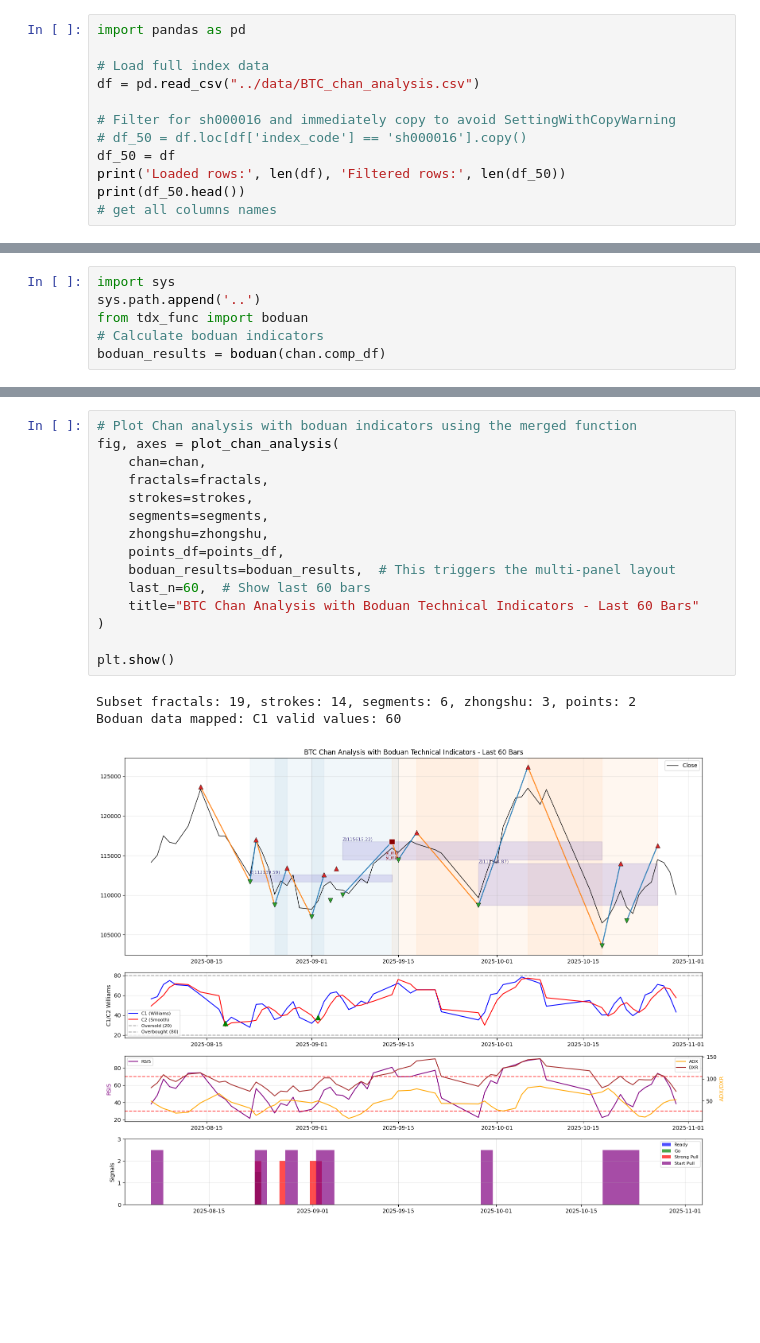
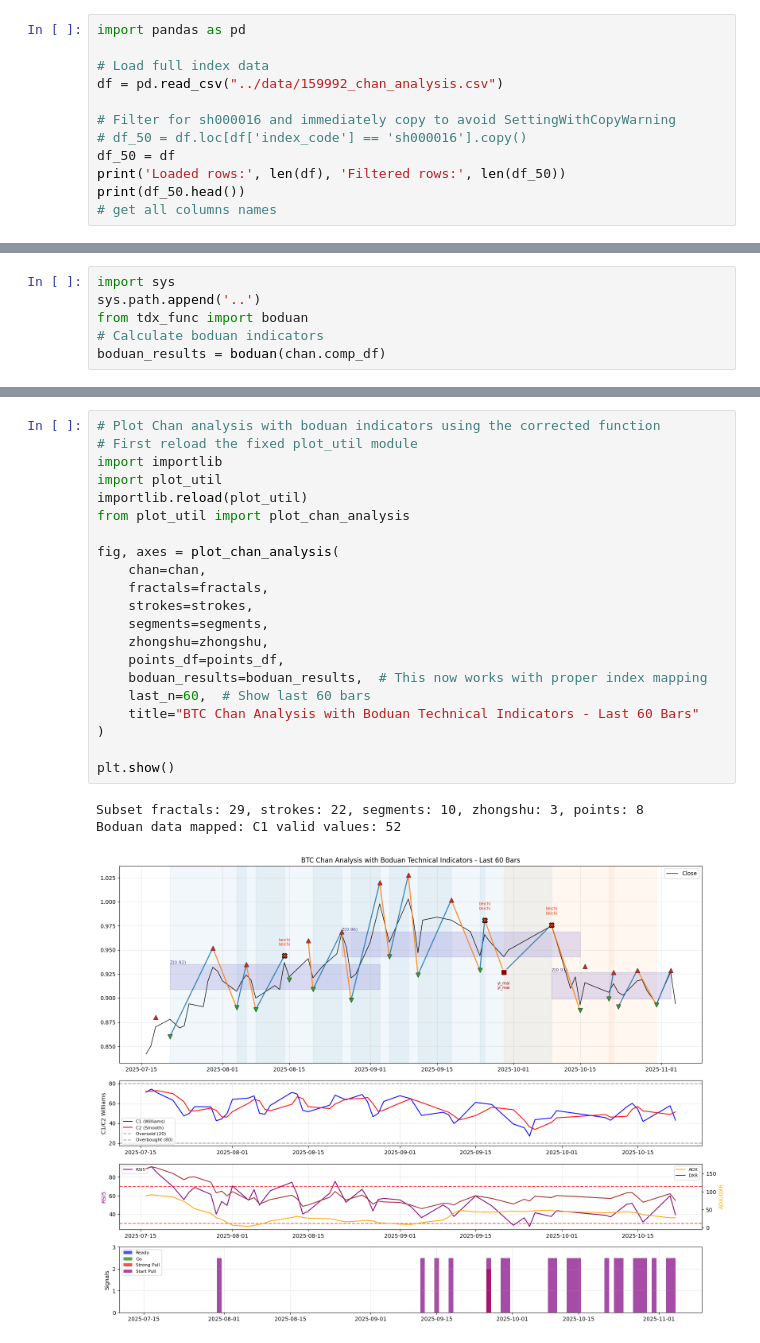
Before and after one commit to adosum/time_series_cross_sectional_analyse, a Jupyter notebook: chan/zen.ipynb, the cells around one changed output, grey strips where cells are left out. Drawn from its saved outputs; the diff is of its cells as text; blank space fills up the shorter version.

```diff
--- a/chan/zen.ipynb
+++ b/chan/zen.ipynb
@@ -2,7 +2,7 @@
 import pandas as pd
 
 # Load full index data
-df = pd.read_csv("../data/BTC_chan_analysis.csv")
+df = pd.read_csv("../data/159992_chan_analysis.csv")
 
 # Filter for sh000016 and immediately copy to avoid SettingWithCopyWarning
 # df_50 = df.loc[df['index_code'] == 'sh000016'].copy()
@@ -171,22 +164,28 @@ Subset fractals: 19, strokes: 14, segments: 6, zhongshu: 3, points: 2
 # %%
-# Plot Chan analysis with boduan indicators using the merged function
+# Plot Chan analysis with boduan indicators using the corrected function
+# First reload the fixed plot_util module
+import importlib
+import plot_util
+importlib.reload(plot_util)
+from plot_util import plot_chan_analysis
+
 fig, axes = plot_chan_analysis(
     chan=chan,
     fractals=fractals,
     strokes=strokes,
     segments=segments,
     zhongshu=zhongshu,
     points_df=points_df,
-    boduan_results=boduan_results,  # This triggers the multi-panel layout
+    boduan_results=boduan_results,  # This now works with proper index mapping
     last_n=60,  # Show last 60 bars
     title="BTC Chan Analysis with Boduan Technical Indicators - Last 60 Bars"
 )
 
 plt.show()
 # %% [output]
-Subset fractals: 19, strokes: 14, segments: 6, zhongshu: 3, points: 2
-Boduan data mapped: C1 valid values: 60
+Subset fractals: 29, strokes: 22, segments: 10, zhongshu: 3, points: 8
+Boduan data mapped: C1 valid values: 52
-[figure, old version]
+[figure, new version]
 # %%
 # Summary
 print('Fractals:', len(fractals))
```
Also changed, not shown: parts of 17 cells of this notebook, 1 other file.
